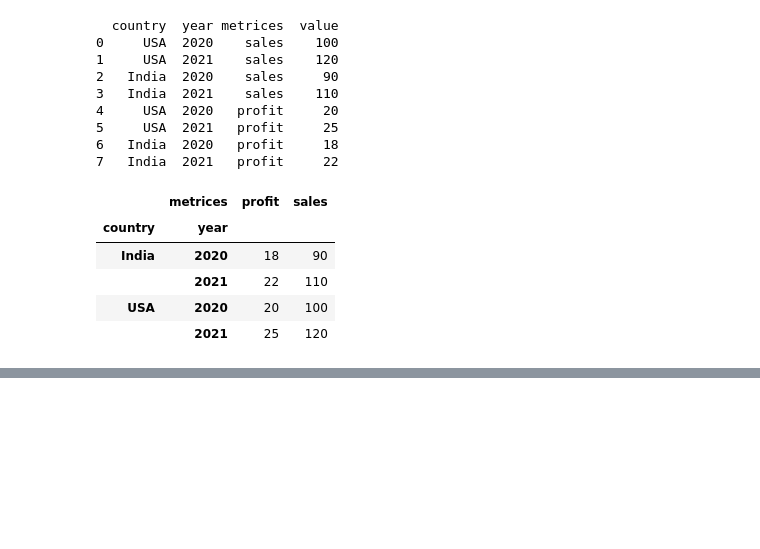
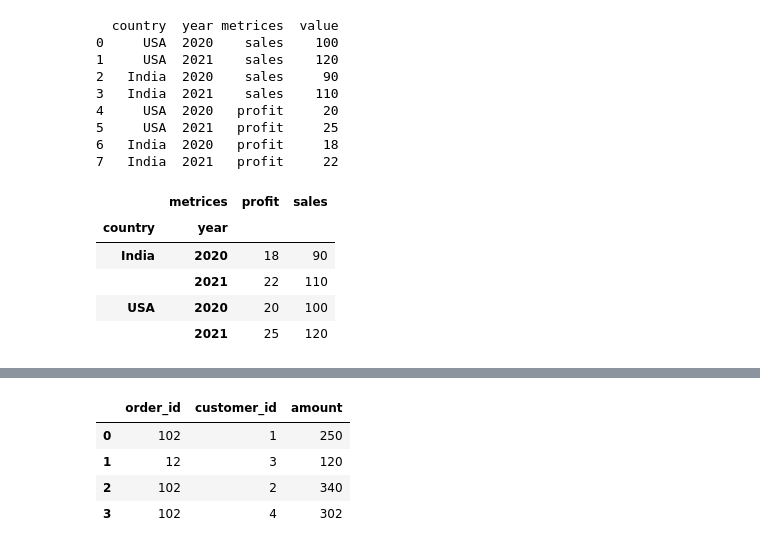
Before and after one commit to Tdeflash12/Prime, a Jupyter notebook: pandas_tutorial.ipynb, the cells around one changed output, grey strips where cells are left out. Cells and saved outputs as stored; diff of their text form; code cells hidden in the pictures; blank space fills up the shorter version.

```diff
--- a/pandas_tutorial.ipynb
+++ b/pandas_tutorial.ipynb
@@ -537,0 +555,8 @@ df.plot()
+# %%
+df_orders
+# %% [output]
+|  | order_id | customer_id | amount |
+| 0 | 102 | 1 | 250 |
+| 1 | 12 | 3 | 120 |
+| 2 | 102 | 2 | 340 |
+| 3 | 102 | 4 | 302 |
```
Also changed, not shown: parts of 6 cells of this notebook, 2 other files.
